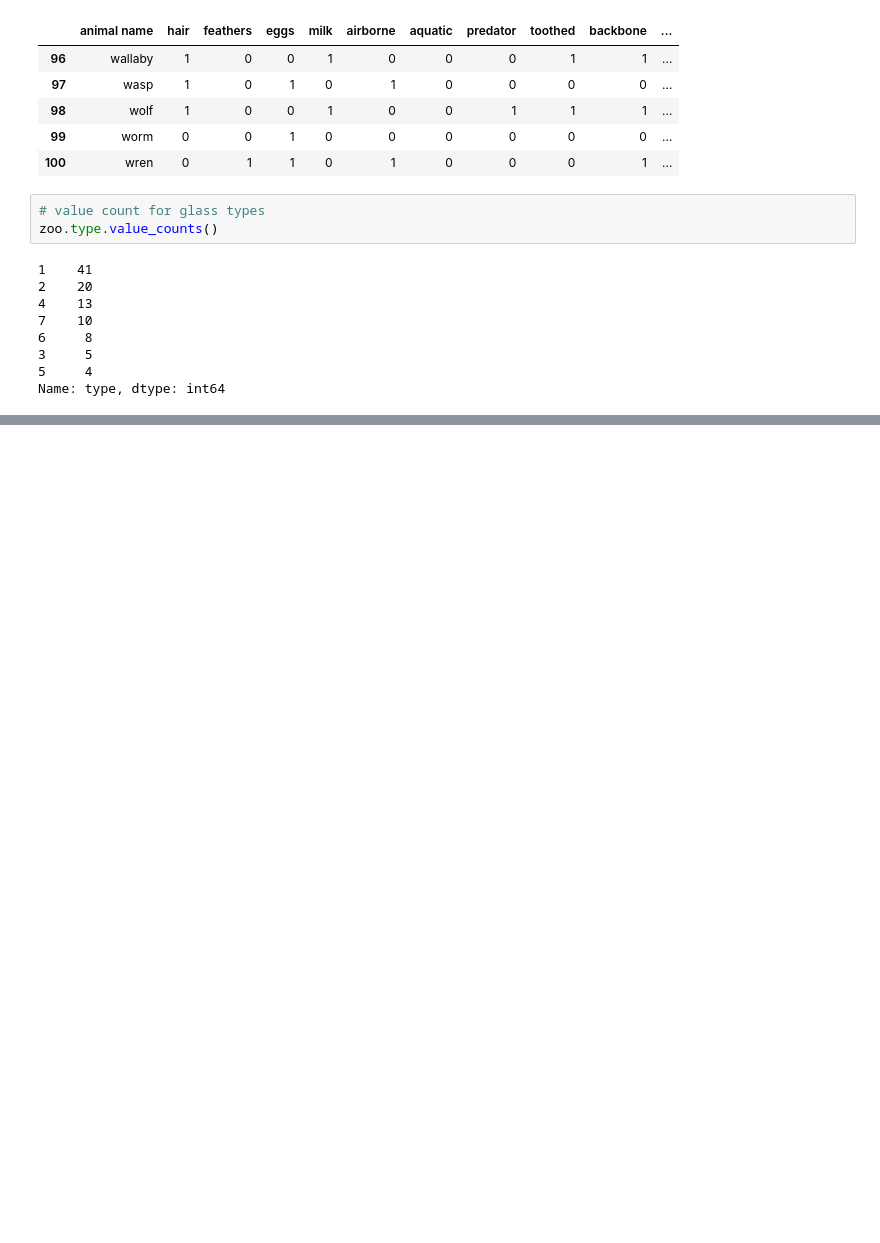
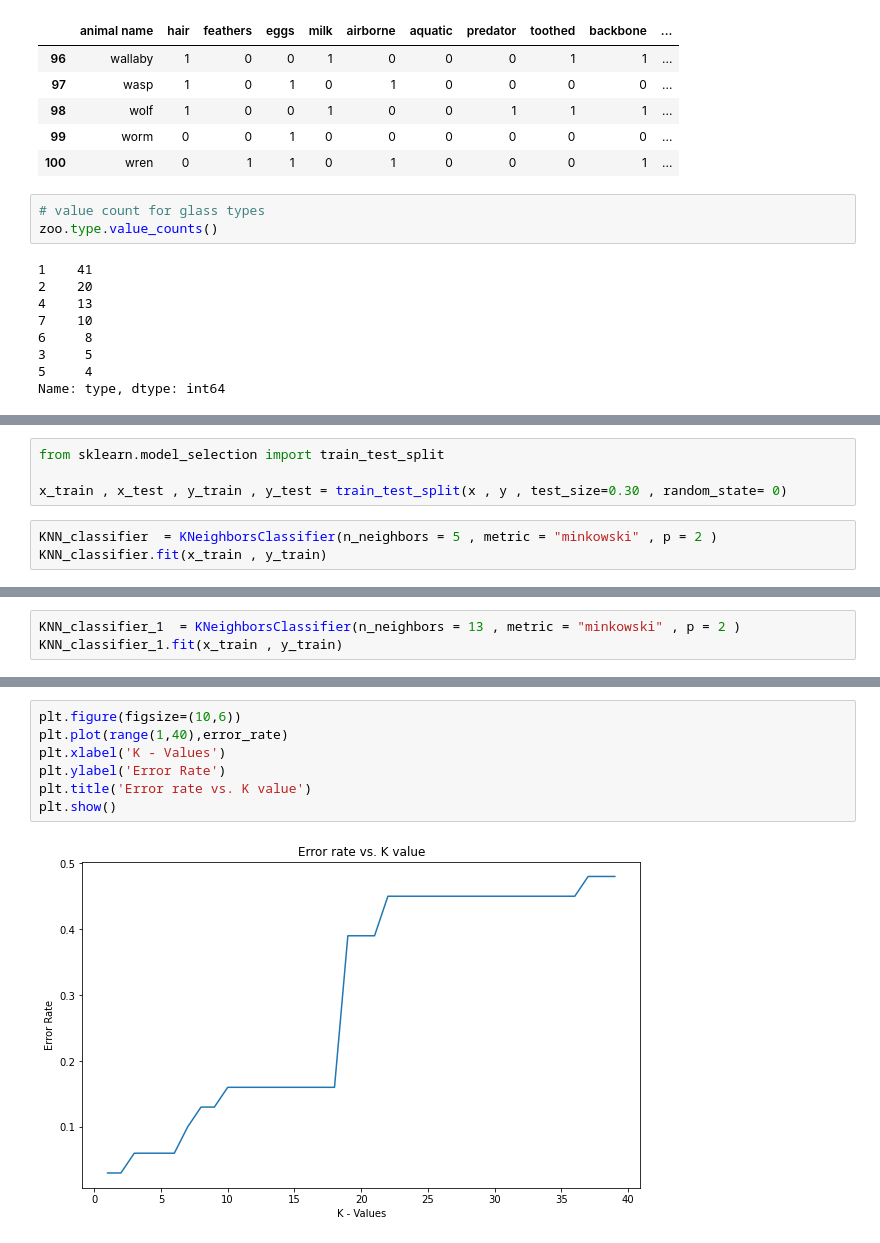
Before and after one commit to pallavibidwe/Assignment-KNN-ZOO-Dataset, a Jupyter notebook: Assignment- ZOO classification using KNN .ipynb, the cells around one changed output, grey strips where cells are left out. Saved outputs shown, nothing was run; the diff lists cells and outputs as text; blank space fills up the shorter version.

```diff
--- a/Assignment- ZOO classification using KNN .ipynb
+++ b/Assignment- ZOO classification using KNN .ipynb
@@ -539,0 +74,7 @@ plt.show()
+# %%
+from sklearn.model_selection import train_test_split
+
+x_train , x_test , y_train , y_test = train_test_split(x , y , test_size=0.30 , random_state= 0)
+# %%
+KNN_classifier  = KNeighborsClassifier(n_neighbors = 5 , metric = "minkowski" , p = 2 )
+KNN_classifier.fit(x_train , y_train)
@@ -539,0 +93,3 @@ plt.show()
+# %%
+KNN_classifier_1  = KNeighborsClassifier(n_neighbors = 13 , metric = "minkowski" , p = 2 )
+KNN_classifier_1.fit(x_train , y_train)
@@ -539,0 +200,9 @@ plt.show()
+# %%
+plt.figure(figsize=(10,6))
+plt.plot(range(1,40),error_rate)
+plt.xlabel('K - Values')
+plt.ylabel('Error Rate')
+plt.title('Error rate vs. K value')
+plt.show()
+# %% [output]
+[figure, added]
```
Also changed, not shown: parts of 80 cells of this notebook.
